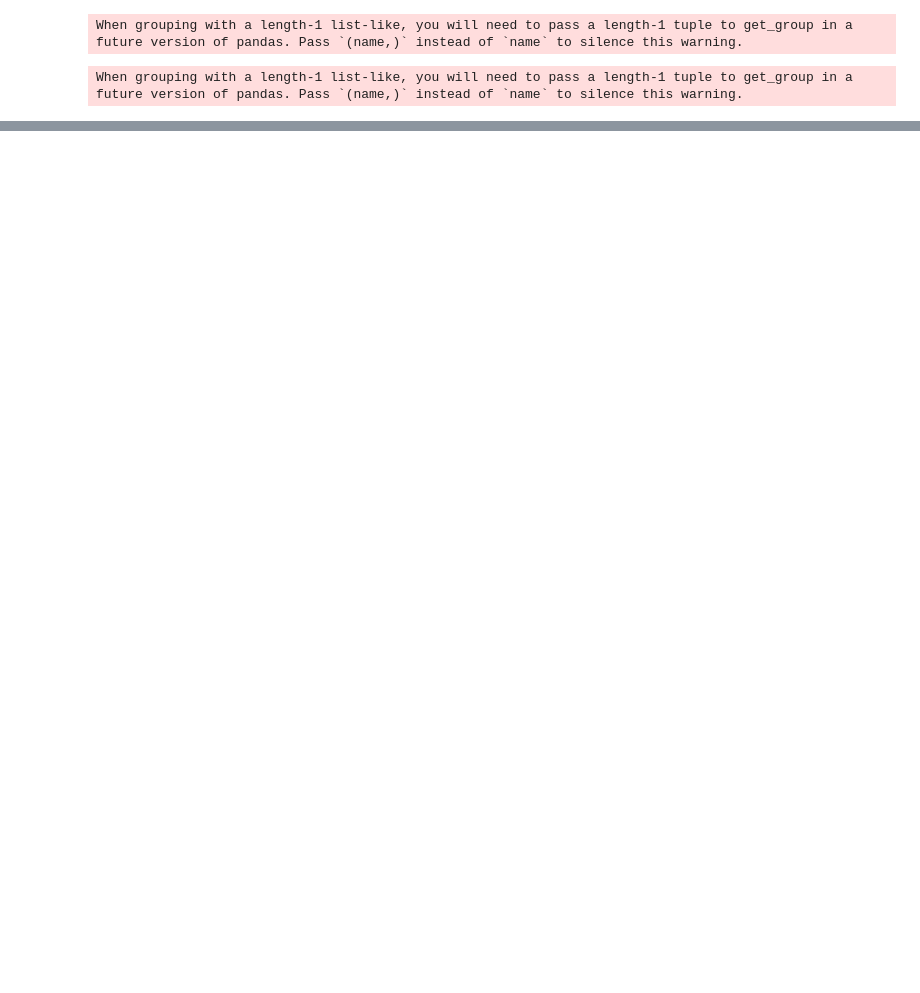
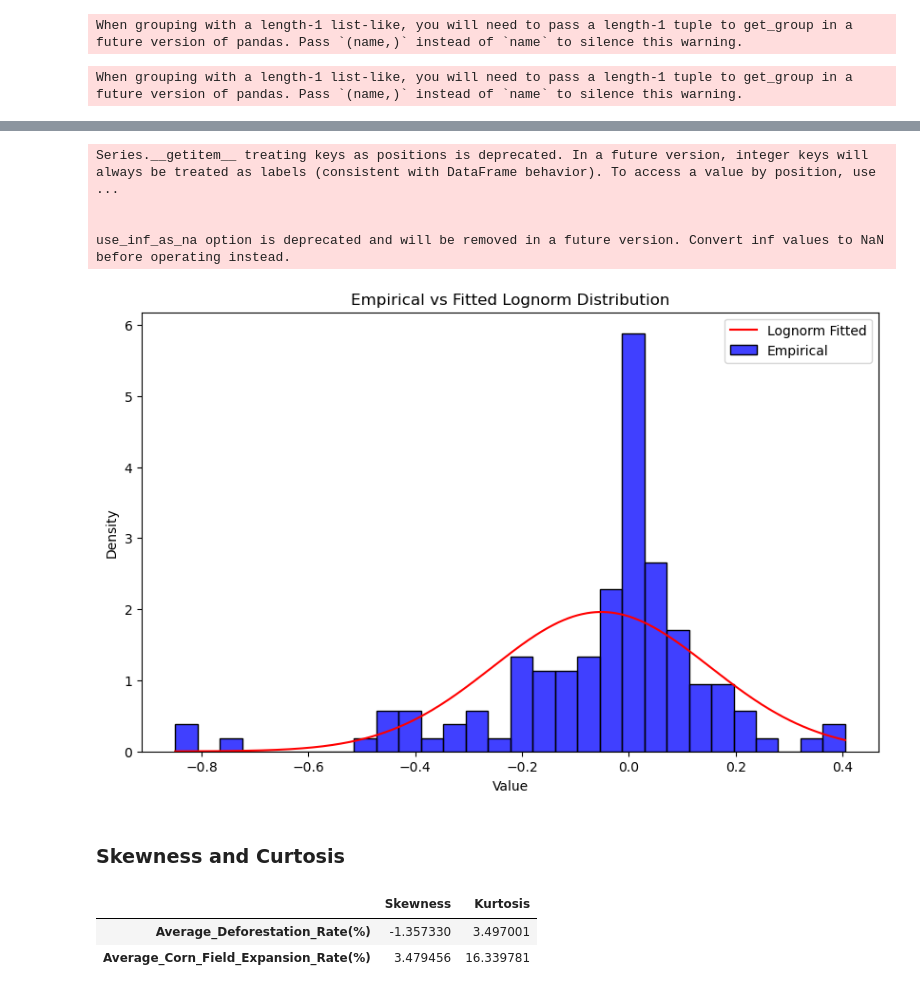
Before and after one commit to ZeliaDec/DataScience, a Jupyter notebook: analysis.ipynb, the cells around one changed output, grey strips where cells are left out. Drawn from its saved outputs; the diff is of its cells as text; code cells hidden in the pictures; blank space fills up the shorter version.

```diff
--- a/analysis.ipynb
+++ b/analysis.ipynb
@@ -917,0 +1083,3 @@ When grouping with a length-1 list-like, you will need to pass a length-1 tuple
+# %%
+res_df = fit_distributions_and_ks_test(last_df['Average_Deforestation_Rate(%)'])
+res_df
@@ -918 +1101,37 @@ When grouping with a length-1 list-like, you will need to pass a length-1 tuple
+# %%
+lognorm_params = res_df[res_df.index == "lognorm"]["params"][0]  # From your dataframe
+plot_empirical_vs_fitted(last_df['Average_Deforestation_Rate(%)'], 'lognorm', lognorm_params)
+# %% [output]
+Series.__getitem__ treating keys as positions is deprecated. In a future version, integer keys will always be treated as labels (consistent with DataFrame behavior). To access a value by position, use ...
+
+
+use_inf_as_na option is deprecated and will be removed in a future version. Convert inf values to NaN before operating instead.
+[figure, added]
+# %% [markdown]
+### Skewness and Curtosis
+# %%
+# Calculate skewness and kurtosis for the two columns
+skewness_deforestation = last_df['Average_Deforestation_Rate(%)'].skew()
+kurtosis_deforestation = last_df['Average_Deforestation_Rate(%)'].kurtosis()
+
+skewness_corn_expansion = last_df['Average_Corn_Field_Expansion_Rate(%)'].skew()
+kurtosis_corn_expansion = last_df['Average_Corn_Field_Expansion_Rate(%)'].kurtosis()
+
+# Create a DataFrame to store the results
+stats_df = pd.DataFrame({
+    'Skewness': {
+        'Average_Deforestation_Rate(%)': skewness_deforestation,
+        'Average_Corn_Field_Expansion_Rate(%)': skewness_corn_expansion
+    },
+    'Kurtosis': {
+        'Average_Deforestation_Rate(%)': kurtosis_deforestation,
+        'Average_Corn_Field_Expansion_Rate(%)': kurtosis_corn_expansion
+    }
+})
+
+stats_df
+# %% [output]
+|  | Skewness | Kurtosis |
+| Average_Deforestation_Rate(%) | -1.357330 | 3.497001 |
+| Average_Corn_Field_Expansion_Rate(%) | 3.479456 | 16.339781 |
 # %%
```
Also changed, not shown: parts of 15 cells of this notebook.
